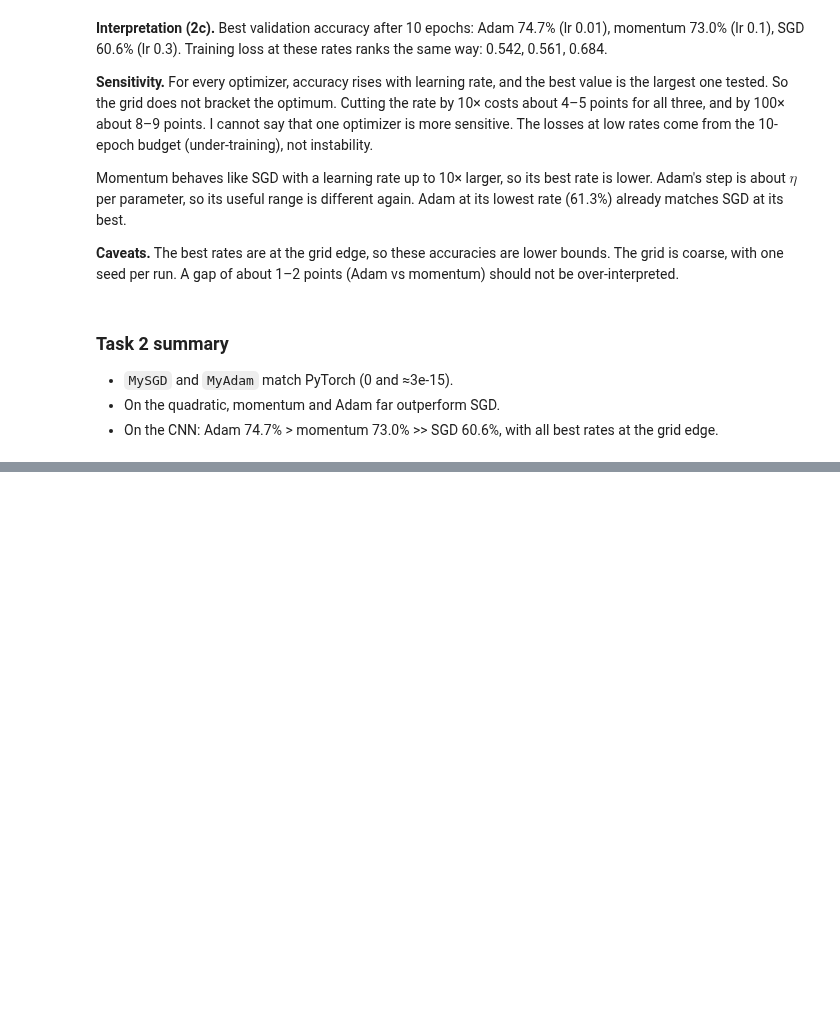
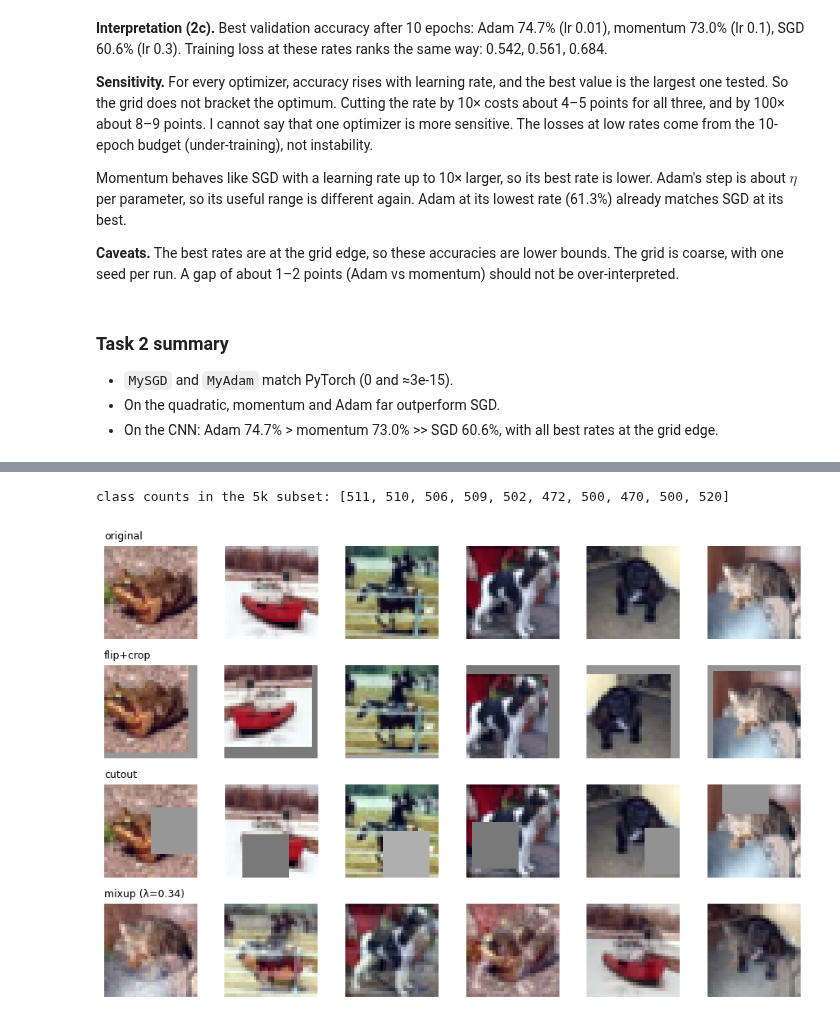
Before and after one commit to rivindu02/EN4554-Assignment-2-on-CNNs, a Jupyter notebook: EN4554_A2_CNNs.ipynb, the cells around one changed output, grey strips where cells are left out. Cells and saved outputs as stored; diff of their text form; code cells hidden in the pictures; blank space fills up the shorter version.

```diff
--- a/EN4554_A2_CNNs.ipynb
+++ b/EN4554_A2_CNNs.ipynb
@@ -869,0 +881,48 @@ Momentum behaves like SGD with a learning rate up to 10× larger, so its best ra
+# %%
+X5, y5 = Xtr[:5000].to(device), ytr[:5000].to(device)
+Xv,  yv  = Xva.to(device), yva.to(device)
+print("class counts in the 5k subset:", torch.bincount(y5.cpu()).tolist())
+
+def random_flip(x):
+    m = torch.rand(x.size(0), device=x.device) < 0.5
+    return torch.where(m[:, None, None, None], x.flip(3), x)
+
+def random_crop(x, pad=4):
+    N, C, H, W = x.shape
+    xp = F.pad(x, (pad, pad, pad, pad))                       # zeros = dataset mean after normalisation
+    i = torch.randint(0, 2 * pad + 1, (N,), device=x.device)
+    j = torch.randint(0, 2 * pad + 1, (N,), device=x.device)
+    rows = i[:, None] + torch.arange(H, device=x.device)      # (N,H)
+    cols = j[:, None] + torch.arange(W, device=x.device)      # (N,W)
+    n = torch.arange(N, device=x.device)[:, None, None, None]
+    c = torch.arange(C, device=x.device)[None, :, None, None]
+    return xp[n, c, rows[:, None, :, None], cols[:, None, None, :]]
+
+def cutout(x, size=16):
+    N, C, H, W = x.shape
+    cy = torch.randint(0, H, (N, 1, 1), device=x.device)
+    cx = torch.randint(0, W, (N, 1, 1), device=x.device)
+    ys = torch.arange(H, device=x.device)[None, :, None]
+    xs = torch.arange(W, device=x.device)[None, None, :]
+    m = (ys >= cy - size // 2) & (ys < cy + size // 2) & (xs >= cx - size // 2) & (xs < cx + size // 2)
+    return x * (~m)[:, None]                                  # patch is clipped at the borders
+
+def mixup(x, y, alpha=0.4):
+    lam = float(np.random.beta(alpha, alpha))
+    idx = torch.randperm(x.size(0), device=x.device)
+    return lam * x + (1 - lam) * x[idx], y, y[idx], lam
+
+# ---- visual check of the augmentations ----
+x0 = X5[:6]
+mx, _, _, lam = mixup(x0, y5[:6], alpha=0.4)
+rows_ = {"original": x0, "flip+crop": random_crop(random_flip(x0)), "cutout": cutout(x0), f"mixup (λ={lam:.2f})": mx}
+fig, ax = plt.subplots(len(rows_), 6, figsize=(9, 6))
+for r, (name, imgs) in enumerate(rows_.items()):
+    for c in range(6):
+        im = imgs[c].permute(1, 2, 0).cpu()
+        ax[r, c].imshow((im - im.min()) / (im.max() - im.min())); ax[r, c].axis("off")
+    ax[r, 0].set_title(name, fontsize=9, loc="left")
+plt.tight_layout(); plt.show()
+# %% [output]
+class counts in the 5k subset: [511, 510, 506, 509, 502, 472, 500, 470, 500, 520]
+[figure, added]
```
Also changed, not shown: parts of 13 cells of this notebook.
